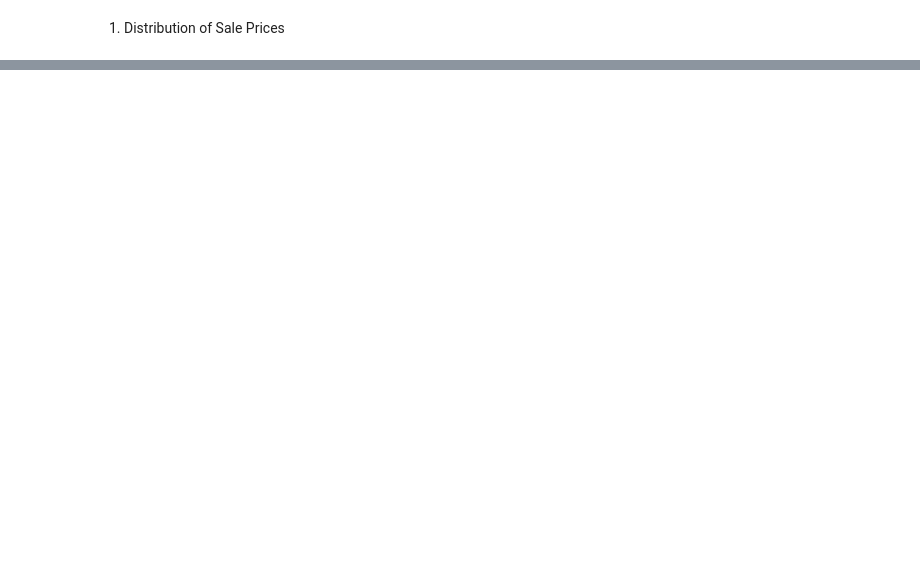
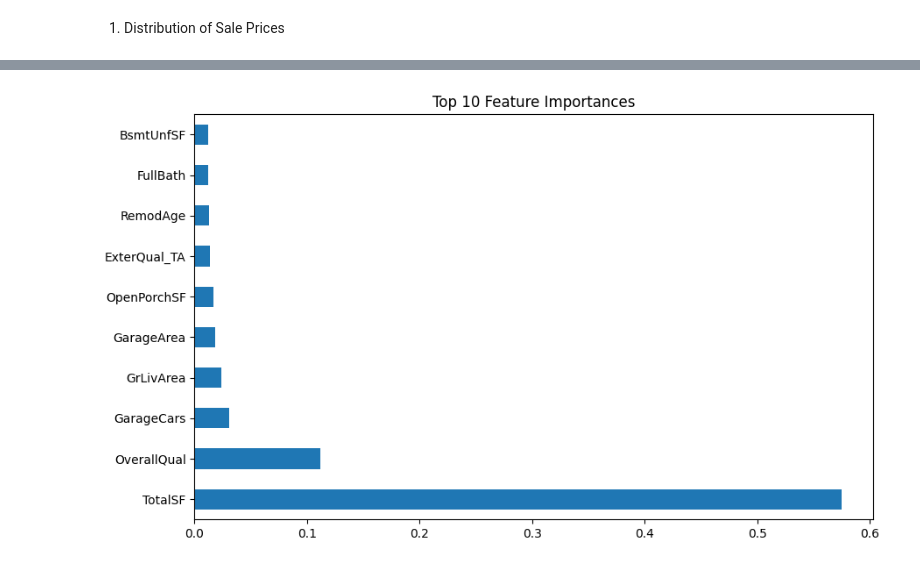
Before and after one commit to Kali-AI02/FUTURE_ML_01, a Jupyter notebook: Predict_House_Prices.ipynb, the cells around one changed output, grey strips where cells are left out. Cells and saved outputs as stored; diff of their text form; code cells hidden in the pictures; blank space fills up the shorter version.

```diff
--- a/Predict_House_Prices.ipynb
+++ b/Predict_House_Prices.ipynb
@@ -106,5 +70,0 @@ For example, when doing 'df[col].method(value, inplace=True)', try using 'df.met
-# %%
-garage_columns = ['GarageType', 'GarageFinish', 'GarageQual', 'GarageCond']
-for col in garage_columns:
-    df[col].fillna('None', inplace=True)
-df['GarageYrBlt'].fillna(0, inplace=True)
@@ -286,0 +323,24 @@ plt.show()
+# %%
+from sklearn.linear_model import LinearRegression
+from sklearn.ensemble import RandomForestRegressor
+from sklearn.metrics import mean_squared_error
+from math import sqrt
+
+# Function to evaluate models
+def evaluate_model(model, X_train, y_train, X_test, y_test):
+    model.fit(X_train, y_train)
+    train_preds = model.predict(X_train)
+    test_preds = model.predict(X_test)
+    train_rmse = sqrt(mean_squared_error(y_train, train_preds))
+    test_rmse = sqrt(mean_squared_error(y_test, test_preds))
+    print(f"Model: {model.__class__.__name__}")
+    print(f"Train RMSE: {train_rmse}")
+    print(f"Test RMSE: {test_rmse}\n")
+
+# Linear Regression Model
+lr_model = LinearRegression()
+evaluate_model(lr_model, X_train, y_train, X_test, y_test)
+
+# Random Forest Model
+rf_model = RandomForestRegressor(random_state=42)
+evaluate_model(rf_model, X_train, y_train, X_test, y_test)
@@ -287,3 +355,18 @@ plt.show()
+# %%
+import matplotlib.pyplot as plt
+
+# Feature importance for Random Forest
+rf_model.fit(X_train, y_train)
+feature_importances = pd.Series(rf_model.feature_importances_, index=X_train.columns)
+top_features = feature_importances.nlargest(10)
+
+# Plotting top features
+plt.figure(figsize=(10, 6))
+top_features.plot(kind='barh')
+plt.title("Top 10 Feature Importances")
+plt.show()
+# %% [output]
+[figure, added]
 # %%
 from sklearn.metrics import mean_absolute_error, mean_squared_error, r2_score
 
```
Also changed, not shown: parts of 28 cells of this notebook.
